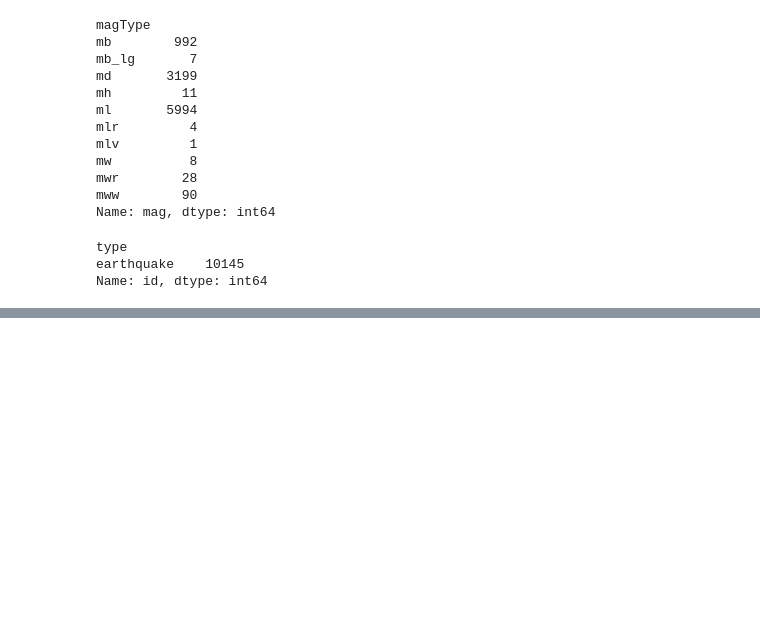
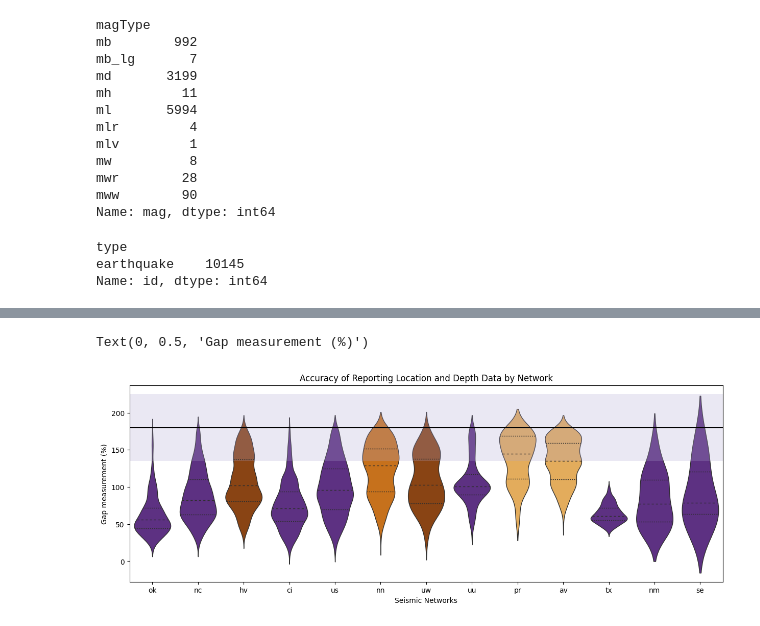
Before and after one commit to Korrin-F/tDA_Eathquake_Data_Analysis, a Jupyter notebook: earthquake_analysis.ipynb, the cells around one changed output, grey strips where cells are left out. Saved outputs shown, nothing was run; the diff lists cells and outputs as text; code cells hidden in the pictures; blank space fills up the shorter version.

```diff
--- a/earthquake_analysis.ipynb
+++ b/earthquake_analysis.ipynb
@@ -78,0 +123,33 @@ plt.scatter(earthquake_gap_iso['magSource'], earthquake_gap_iso['gap'])
+# %%
+# remove any rows containing 'ak' in location source column
+earthquake_gap = earthquake_gap_iso[(earthquake_gap_iso['locationSource'] != 'ak')]
+
+# create a violin plot showing the gap column grouped by location source
+purple = ['#5e238f',  '#5e238f',  '#5e238f',  '#5e238f', '#5e238f',  '#5e238f', '#5e238f', '#5e238f', '#5e238f',  '#5e238f',  '#5e238f',  '#5e238f',  '#5e238f']
+orange = ['#df9c20']
+# change purple[8] to '#df9c20'
+#purple[10] = '#7c62aa'
+purple[8] = '#fab045'
+purple[9] = '#fab045'
+purple[6] = '#9d4100'
+purple[5] = '#e27100'
+purple[2] = '#9d4100'
+
+plt.figure(figsize=(15,5))
+
+ax = sns.violinplot(x='locationSource', y='gap', data=earthquake_gap, palette=purple, bw_method = 0.05, inner='quartile', linewidth=1, scale='width')
+
+# plot a horizontal line at 180 degrees
+plt.axhline(y=180, color='black', linestyle='-')
+
+
+# draw a transparent red rectangle above and below 180 degrees by 25%
+ax.axhspan(180*.75, (180*.25)+180, facecolor='#afa5d1', alpha=0.25)
+
+# adding labels and title
+ax.set_title('Accuracy of Reporting Location and Depth Data by Network')
+ax.set_xlabel('Seismic Networks')
+ax.set_ylabel('Gap measurement (%)')
+# %% [output]
+Text(0, 0.5, 'Gap measurement (%)')
+[figure, added]
```
Also changed, not shown: parts of 9 cells of this notebook, 2 other files.
